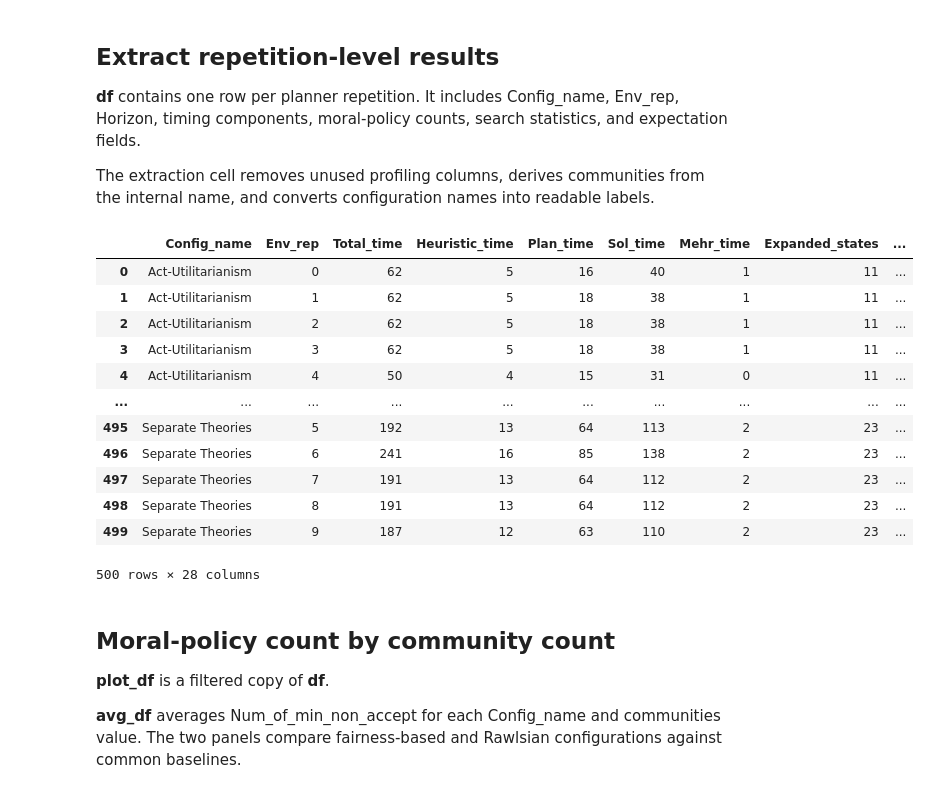
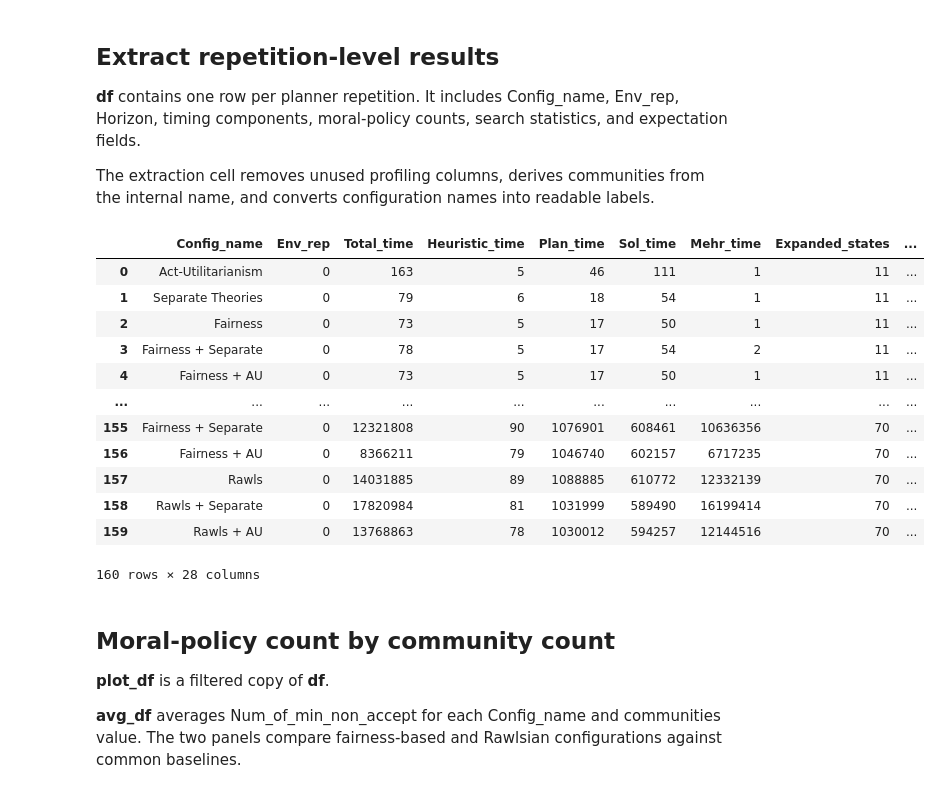
Before and after one commit to sameysimon/MoralPlanner, a Jupyter notebook: Notebooks/SearchRescue/Rescue.ipynb, the cells around one changed output. Drawn from its saved outputs; the diff is of its cells as text; code cells hidden in the pictures.

```diff
--- a/Notebooks/SearchRescue/Rescue.ipynb
+++ b/Notebooks/SearchRescue/Rescue.ipynb
@@ -133,12 +279,12 @@ The configuration loop constructs team identifiers and community weights for eve
 Environment generation writes MDP inputs. Rerun this section when configurations, horizons, teams, or odds change.
 # %%
 configs = []
-env_reps = 10
+env_reps = 1
 for horizon_ in range(3,7):
     for Comms in range(2,7):
         teams = [f"{i}" for i in range(Comms)]
         odds = MakeTeamWeights(teams)
-        configs += GenerateConfigs(inputConfigs=GenerateTeamConfigs(teams, name_prefix=f"{len(teams)}_h{horizon_}"),
+        configs += GenerateConfigs(inputConfigs=GenerateTeamConfigs(teams, name_prefix=f"{len(teams)}_h{horizon_}_"),
             defaultConfig={"Horizon": horizon_, "Teams":teams, "unknown_depth": 0, "Odds":odds})
 
 er = ExperimentRunner("Rescue", configs, MoralPlanner_Location="/../../", outFolder="Rescue")
@@ -212,47 +341,25 @@ The extraction cell removes unused profiling columns, derives communities from t
 # %%
 er.extractData(1, env_reps)
 df = pd.DataFrame(er.data)
 df = df.drop(labels=['Conf_rep', 'Theories', 'Considerations', 'CQ1_time', 'CQ2_time', 'Out_time', 'Sol_reduce_time'], axis=1)
 df = df.replace(["", "N/A", "NA", "nan", "None"], np.nan)
-df['communities'] = df['Config_name'].str[:1]
-df["Config_name"] = np.select(
-    [
-        df["Config_name"].str.contains("fair_bal", case=False, na=False),
-        df["Config_name"].str.contains("fair_AU", case=False, na=False),
-        df["Config_name"].str.contains("rawl_bal", case=False, na=False),
-        df["Config_name"].str.contains("rawl_AU", case=False, na=False),
-        df["Config_name"].str.contains("add", case=False, na=False),
-        df["Config_name"].str.contains("bal", case=False, na=False),
-        df["Config_name"].str.contains("fair", case=False, na=False),
-        df["Config_name"].str.contains("rawl", case=False, na=False),
-    ],
-    [
-        "Fair + Separate",
-        "Fair + AU",
-        "Rawls + Separate",
-        "Rawls + AU",
-        "Act-Utilitarianism",
-        "Separate Theories",
-        "Fairness",
-        "Rawls",
-    ],
-    default=df["Config_name"]
-)
+df['communities'] = pd.to_numeric(df['Config_name'].str[:1])
+df['Config_name'] = df['Config_name'].str.split("_", n=2).str[-1]
 df.head(500)
 # %% [output]
 |  | Config_name | Env_rep | Total_time | Heuristic_time | Plan_time | Sol_time | Mehr_time | Expanded_states | ... |
-| 0 | Act-Utilitarianism | 0 | 62 | 5 | 16 | 40 | 1 | 11 | ... |
-| 1 | Act-Utilitarianism | 1 | 62 | 5 | 18 | 38 | 1 | 11 | ... |
-| 2 | Act-Utilitarianism | 2 | 62 | 5 | 18 | 38 | 1 | 11 | ... |
-| 3 | Act-Utilitarianism | 3 | 62 | 5 | 18 | 38 | 1 | 11 | ... |
-| 4 | Act-Utilitarianism | 4 | 50 | 4 | 15 | 31 | 0 | 11 | ... |
+| 0 | Act-Utilitarianism | 0 | 163 | 5 | 46 | 111 | 1 | 11 | ... |
+| 1 | Separate Theories | 0 | 79 | 6 | 18 | 54 | 1 | 11 | ... |
+| 2 | Fairness | 0 | 73 | 5 | 17 | 50 | 1 | 11 | ... |
+| 3 | Fairness + Separate | 0 | 78 | 5 | 17 | 54 | 2 | 11 | ... |
+| 4 | Fairness + AU | 0 | 73 | 5 | 17 | 50 | 1 | 11 | ... |
 | ... | ... | ... | ... | ... | ... | ... | ... | ... | ... |
-| 495 | Separate Theories | 5 | 192 | 13 | 64 | 113 | 2 | 23 | ... |
-| 496 | Separate Theories | 6 | 241 | 16 | 85 | 138 | 2 | 23 | ... |
-| 497 | Separate Theories | 7 | 191 | 13 | 64 | 112 | 2 | 23 | ... |
-| 498 | Separate Theories | 8 | 191 | 13 | 64 | 112 | 2 | 23 | ... |
-| 499 | Separate Theories | 9 | 187 | 12 | 63 | 110 | 2 | 23 | ... |
+| 155 | Fairness + Separate | 0 | 12321808 | 90 | 1076901 | 608461 | 10636356 | 70 | ... |
+| 156 | Fairness + AU | 0 | 8366211 | 79 | 1046740 | 602157 | 6717235 | 70 | ... |
+| 157 | Rawls | 0 | 14031885 | 89 | 1088885 | 610772 | 12332139 | 70 | ... |
+| 158 | Rawls + Separate | 0 | 17820984 | 81 | 1031999 | 589490 | 16199414 | 70 | ... |
+| 159 | Rawls + AU | 0 | 13768863 | 78 | 1030012 | 594257 | 12144516 | 70 | ... |
-500 rows × 28 columns
+160 rows × 28 columns
 # %% [markdown]
 ## Moral-policy count by community count
 
```
Also changed, not shown: parts of 18 cells of this notebook, 14 other files.
